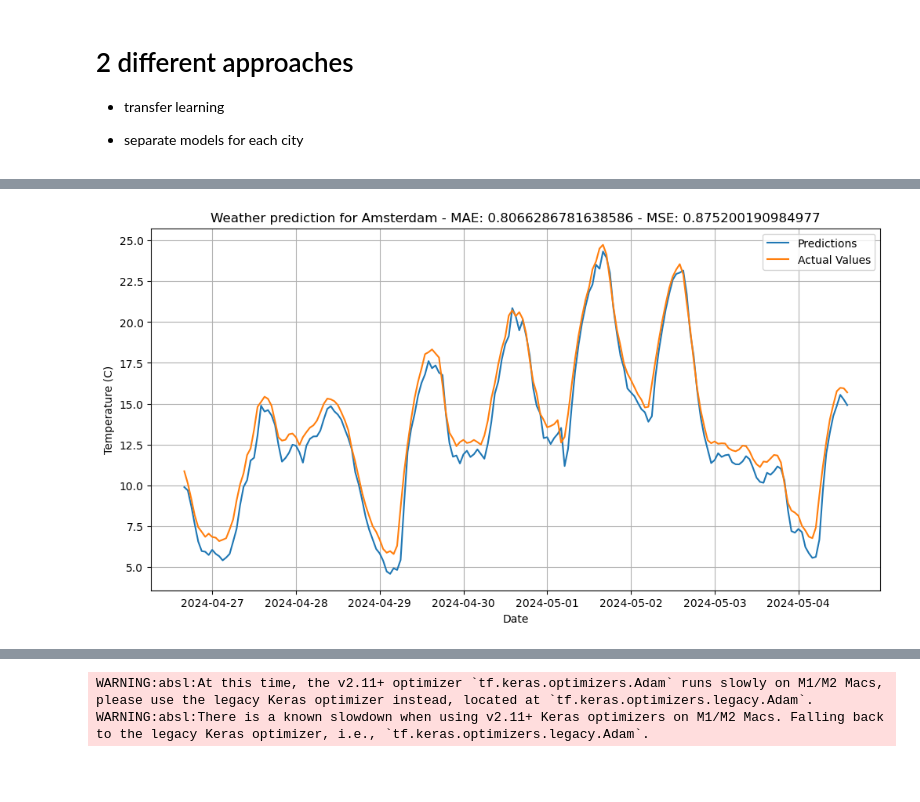
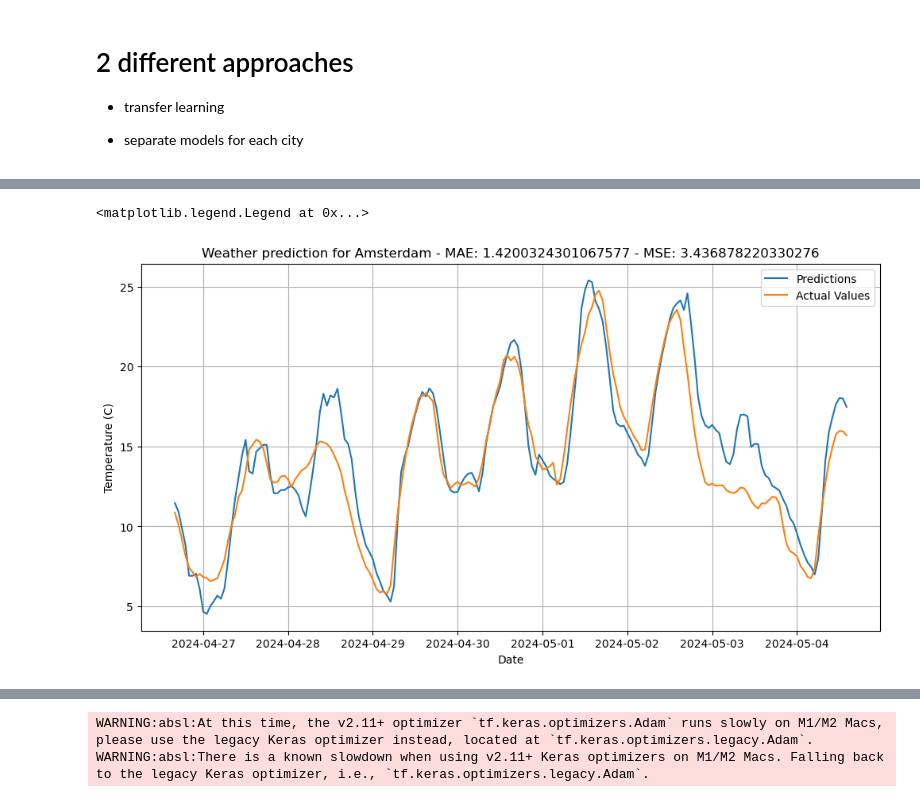
Before and after one commit to AlexaVT03/Project2-2, a Jupyter notebook: Project_2-2/Python/LSTM/LSTM.ipynb, the cells around one changed output, grey strips where cells are left out. Drawn from its saved outputs; the diff is of its cells as text; code cells hidden in the pictures; blank space fills up the shorter version.

Commit message:
added forecast LSTM

```diff
--- a/Project_2-2/Python/LSTM/LSTM.ipynb
+++ b/Project_2-2/Python/LSTM/LSTM.ipynb
@@ -34,5 +37,5 @@ GPU yes
 # %%
 import matplotlib.pyplot as plt
 # %%
-big = pd.read_csv('/Users/lpaggen/Documents/DACS COURSES/Project2-2/Project_2-2/NL_data/train_set/big_data.csv')
+big = pd.read_csv('/Users/lpaggen/Documents/DACS COURSES/Project2-2/Project_2-2/NL_data/train_set_1/big_data.csv')
 # test_set = pd.read_csv('/Users/lpaggen/Documents/DACS COURSES/Project2-2/Project_2-2/NL_data/test_set/processed_data.csv')
@@ -252,17 +264,15 @@ Y_test_df = {}
 for i, city in enumerate(dataframes_ts):
     df = city.copy()
 
-    X_test = df['t2m']
+    X_test = df[['t2m', 'u10', 'v10', 'd2m', 'tcc', 'tp']]
     # , 'month_1', 'month_2', 'month_3', 'month_4', 'month_5', 'month_6', 'month_7', 'month_8', 'month_9', 'month_10', 'month_11', 'month_12']]
     Y_test = df['t2m']
 
     scaler = MinMaxScaler()
-    X_test = X_test.values.reshape(-1, 1)
+    # X_test = X_test.values.reshape(-1, 1)
     X_test_scaled = scaler.fit_transform(X_test)
     Y_test = Y_test.values.reshape(-1, 1)
     Y_test_scaled = scaler.fit_transform(Y_test)
-
-    timestep_test = 12 # pick a timestep, can be anything, used for length of sequence in LSTM
 
     X_test_tensor, Y_test_tensor = create_sequences(X_test_scaled, Y_test_scaled, timestep)
 
@@ -287,9 +297,11 @@ Y_test = ams_ts['t2m']
 
 # Train the model
 model = Sequential([
-    Bidirectional(LSTM(128, return_sequences=True), input_shape=(tensorXtrain.shape[1], tensorXtrain.shape[2])),
+    Bidirectional(LSTM(256, return_sequences=True), input_shape=(tensorXtrain.shape[1], tensorXtrain.shape[2])),
     Dropout(0.2),
-    Bidirectional(LSTM(64, return_sequences=True)),
+    Bidirectional(LSTM(128, return_sequences=True)),
+    Dropout(0.2),
+    Bidirectional(LSTM(128, return_sequences=True)),
     Dropout(0.2),
     Bidirectional(LSTM(64, return_sequences=True)),
     Dropout(0.2),
@@ -300,28 +312,6 @@ model = Sequential([
 
 optimizer = Adam(learning_rate=0.0001)
 model.compile(optimizer=optimizer, loss='mae')
-early_stopping = EarlyStopping(monitor='val_loss', patience=10, restore_best_weights=True)
-model.fit(tensorXtrain, tensorYtrain, epochs=200, batch_size=64, validation_data=(tensorXvalid, tensorYvalid), callbacks=[early_stopping])
-
-# Save the model
-save_dir = os.path.join("/Users/lpaggen/Documents/DACS COURSES/Project2-2/Project_2-2/Python/LSTM/my_dir/models", i)
-model.save(save_dir)
-
-# Load the model
-model = load_model(save_dir)
-
-# Make predictions on the test data
-test_predict = model.predict(tensorXtest)
-
-# Inverse transform the predictions
-true_predict = scaler.inverse_transform(test_predict)
-
-# Plot the true values and predictions
-plt.plot(Y_test, label='True Values', marker='o')
-plt.plot(true_predict, label='Predictions', marker='x')
-plt.title(f'Model: {i}')
-plt.xlabel('Sample Index')
-plt.ylabel('Value')
-plt.legend()
-plt.show()
+early_stopping = EarlyStopping(monitor='val_loss', patience=5, restore_best_weights=True)
+model.fit(tensorXtrain, tensorYtrain, epochs=200, batch_size=128, validation_data=(tensorXvalid, tensorYvalid), callbacks=[early_stopping])
 # %% [output]
@@ -394,4 +372,9 @@ mse = mean_squared_error(Y_test[-len(true_predict):], true_predict)
 # %%
+true_predict = scaler.inverse_transform(model.predict(X_test_tensor))
+
+mae = mean_absolute_error(Y_test[-len(true_predict):], true_predict)
+mse = mean_squared_error(Y_test[-len(true_predict):], true_predict)
+
 plt.figure(figsize = (12, 6))
 plt.plot(Y_test.index[-len(true_predict):], true_predict - 273.15, label = "Predictions")
 plt.plot(Y_test[-len(true_predict):] - 273.15, label = "Actual Values")
@@ -405 +399,2 @@ plt.legend()
+<matplotlib.legend.Legend at 0x...>
-[figure, old version]
+[figure, new version]
```
Also changed, not shown: parts of 20 cells of this notebook.
